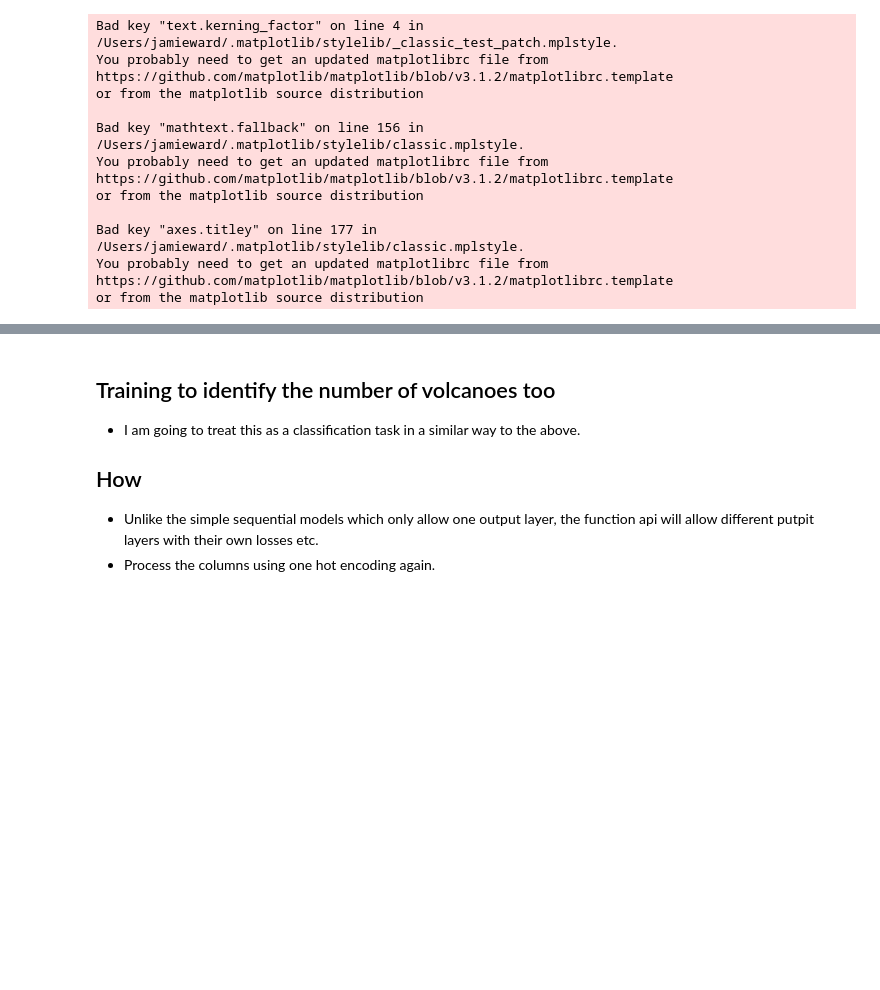
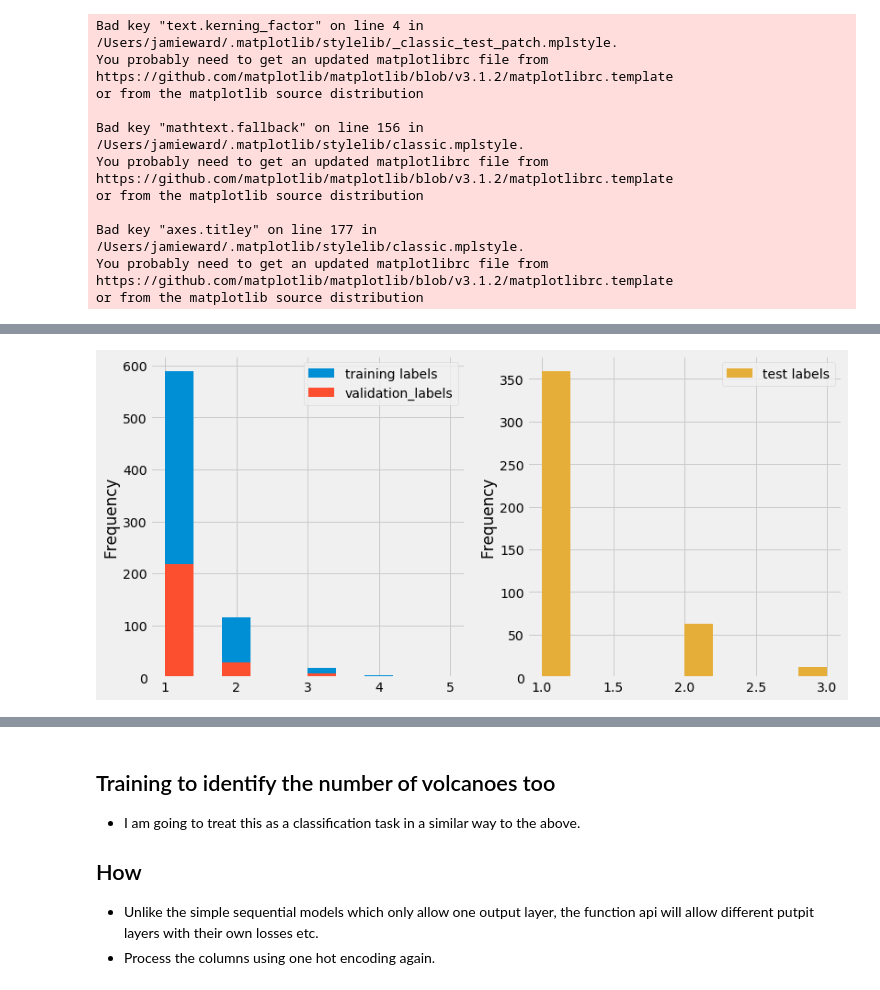
Before and after one commit to eejwa/Venus_Volcanoes, a Jupyter notebook: CNN_Venus_Volcanoes_SAR.ipynb, the cells around one changed output, grey strips where cells are left out. Cells and saved outputs as stored; diff of their text form; code cells hidden in the pictures; blank space fills up the shorter version.

```diff
--- a/CNN_Venus_Volcanoes_SAR.ipynb
+++ b/CNN_Venus_Volcanoes_SAR.ipynb
@@ -182,0 +244,14 @@ show_images(data=valid_data, labels=valid_labels, rows = 3, columns = 3)
+# %%
+# plot distribution of the number of volcanoes - we will try to predict this later
+fig = plt.figure(figsize=(12,6))
+ax = fig.add_subplot(121)
+ax1 = fig.add_subplot(122)
+train_labels['Number Volcanoes'].plot(kind='hist', label='training labels', ax=ax)
+test_labels['Number Volcanoes'].plot(kind='hist', label='test labels', ax=ax1, color='C2')
+valid_labels['Number Volcanoes'].plot(kind='hist', label='validation_labels', ax=ax)
+ax.legend(loc='best')
+ax1.legend(loc='best')
+
+plt.show()
+# %% [output]
+[figure, added]
```
Also changed, not shown: parts of 31 cells of this notebook.
